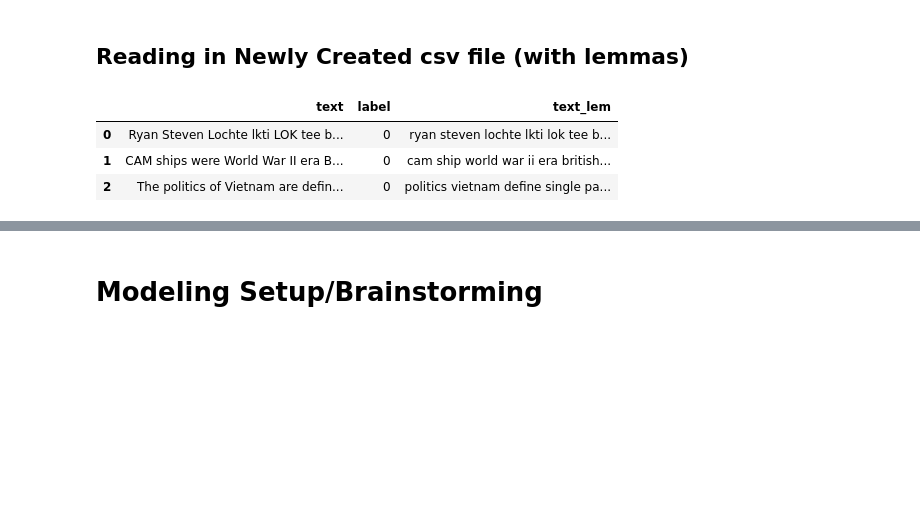
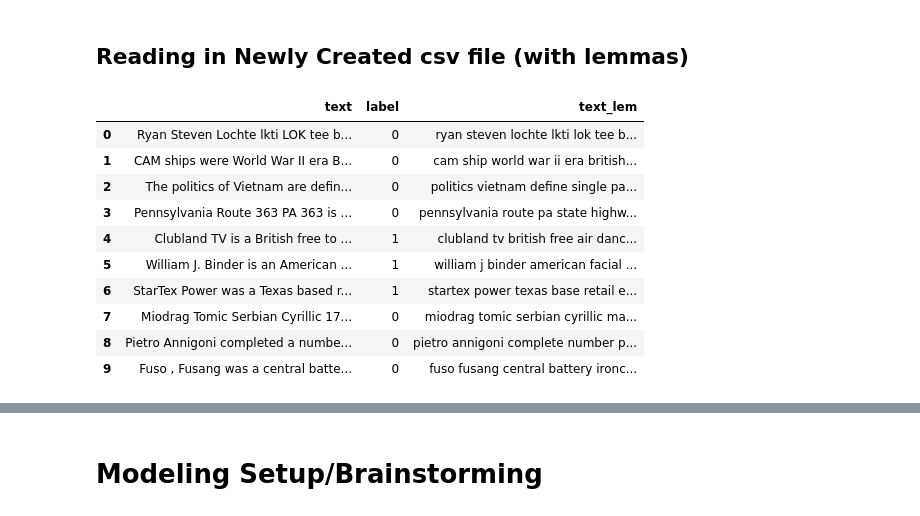
Before and after one commit to toastdeini/Wikipedia-article-quality, a Jupyter notebook: prep/Exploratory_Analysis.ipynb, the cells around one changed output, grey strips where cells are left out. Drawn from its saved outputs; the diff is of its cells as text; code cells hidden in the pictures; blank space fills up the shorter version.

```diff
--- a/prep/Exploratory_Analysis.ipynb
+++ b/prep/Exploratory_Analysis.ipynb
@@ -452,9 +462,16 @@ Again, the following two cells are only necessary to run if you're interested in
 # %%
 lemmed_df = pd.read_csv('../../data/lemmed_combined.csv', index_col=0)
 # %%
-lemmed_df.head(3)
+lemmed_df.head(10)
 # %% [output]
 |  | text | label | text_lem |
 | 0 | Ryan Steven Lochte lkti LOK tee b... | 0 | ryan steven lochte lkti lok tee b... |
 | 1 | CAM ships were World War II era B... | 0 | cam ship world war ii era british... |
 | 2 | The politics of Vietnam are defin... | 0 | politics vietnam define single pa... |
+| 3 | Pennsylvania Route 363 PA 363 is ... | 0 | pennsylvania route pa state highw... |
+| 4 | Clubland TV is a British free to ... | 1 | clubland tv british free air danc... |
+| 5 | William J. Binder is an American ... | 1 | william j binder american facial ... |
+| 6 | StarTex Power was a Texas based r... | 1 | startex power texas base retail e... |
+| 7 | Miodrag Tomic Serbian Cyrillic 17... | 0 | miodrag tomic serbian cyrillic ma... |
+| 8 | Pietro Annigoni completed a numbe... | 0 | pietro annigoni complete number p... |
+| 9 | Fuso , Fusang was a central batte... | 0 | fuso fusang central battery ironc... |
```
Also changed, not shown: parts of 12 cells of this notebook.
